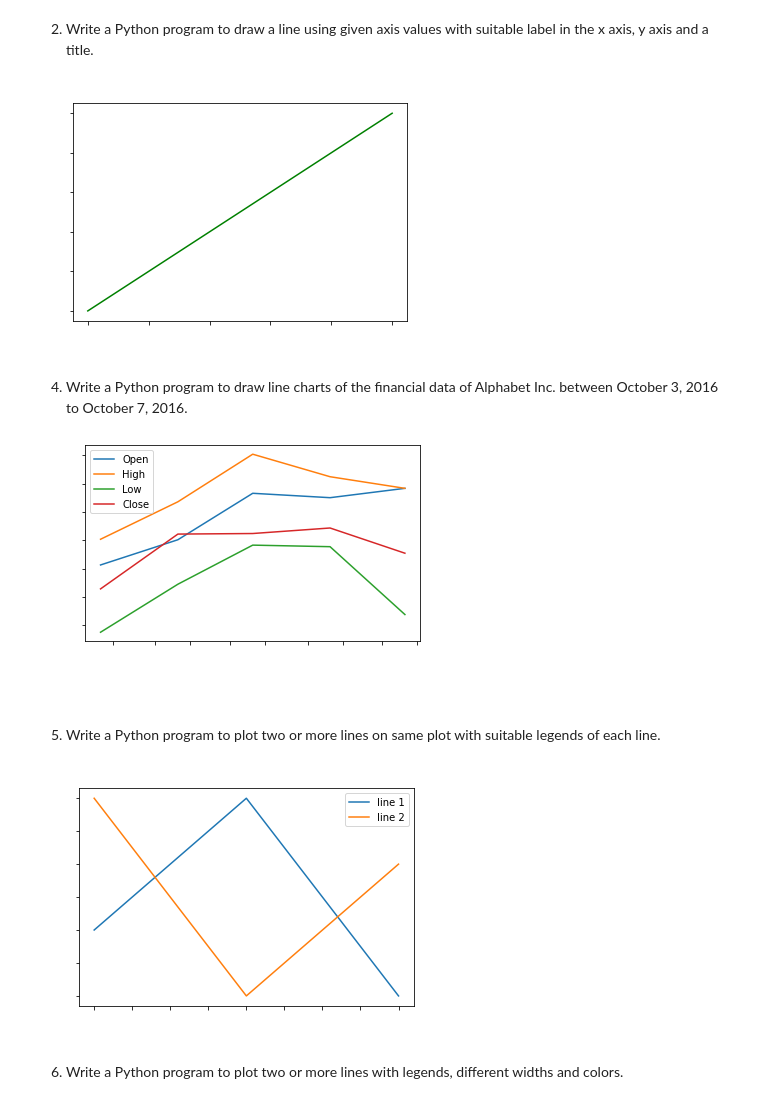
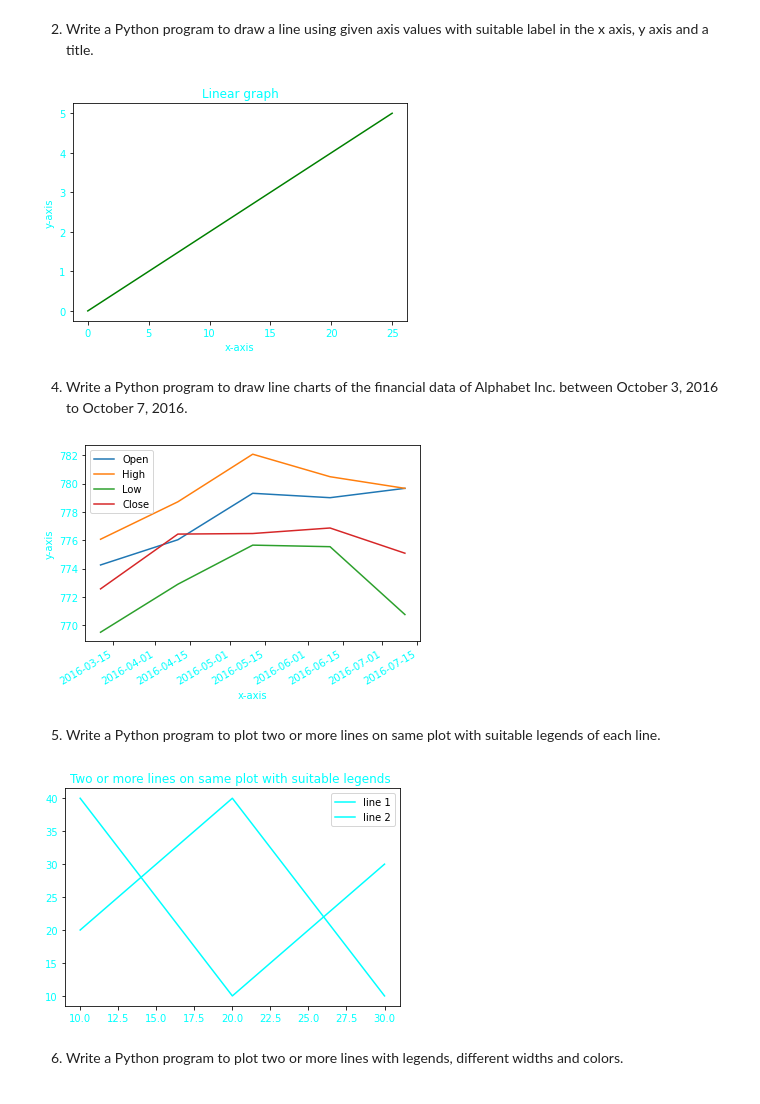
Before and after one commit to shaikhfarzana/Python-Libraries, a Jupyter notebook: Mathplotlib_Problems/Matplotlib_Problems.ipynb, the cells around one changed output. Drawn from its saved outputs; the diff is of its cells as text; code cells hidden in the pictures.

Commit message:
[Farzana] Refactor: Changed the color of labels,ticks and titles.

```diff
--- a/Mathplotlib_Problems/Matplotlib_Problems.ipynb
+++ b/Mathplotlib_Problems/Matplotlib_Problems.ipynb
@@ -64,20 +64,20 @@ def to_plot_graph():
 
     # depicting the visualization
     plt.plot(x, y, color='green')
-    plt.xticks( color = 'white')
-    plt.yticks( color = 'white')
-    plt.xlabel('x-axis', color= 'white')
-    plt.ylabel('y-axis', color = 'white')
+    plt.xticks( color = 'cyan')
+    plt.yticks( color = 'cyan')
+    plt.xlabel('x-axis', color= 'cyan')
+    plt.ylabel('y-axis', color = 'cyan')
 
     # displaying the title
-    plt.title("Linear graph", color='white')
+    plt.title("Linear graph", color='cyan')
 
     plt.show()
 
 if __name__ == "__main__":
     to_plot_graph()
 # %% [output]
-[figure, old version]
+[figure, new version]
 # %% [markdown]
 4. Write a Python program to draw line charts of the financial data of Alphabet Inc. between October 3, 2016 to October 7, 2016.
 # %%
@@ -95,10 +95,10 @@ def to_read_data_from_csvfile():
     """
     df = pd.read_csv('fdata.csv', sep=',', parse_dates=True, index_col=0)
     df.plot()
-    plt.xticks( color = 'white')
-    plt.yticks( color = 'white')
-    plt.xlabel('x-axis', color= 'white')
-    plt.ylabel('y-axis', color = 'white')
+    plt.xticks( color = 'cyan')
+    plt.yticks( color = 'cyan')
+    plt.xlabel('x-axis', color= 'cyan')
+    plt.ylabel('y-axis', color = 'cyan')
 
 
     plt.show()
@@ -106,43 +106,43 @@ def to_read_data_from_csvfile():
 if __name__ == "__main__":
     to_read_data_from_csvfile()
 # %% [output]
-[figure, old version]
+[figure, new version]
 # %% [markdown]
 5. Write a Python program to plot two or more lines on same plot with suitable legends of each line.
 # %%
 import matplotlib.pyplot as plt
 
 def to_plot_more_than_two_lines():
     """
        Description:
           Function is used to plot two or more lines.
        Parameter:
           No parameter required.
        Return:
           Returns nothing.
     """
 
     x1 = [10,20,30]
     y1 = [20,40,10]
-    plt.plot(x1, y1, label = "line 1", color='white')
+    plt.plot(x1, y1, label = "line 1", color='cyan')
 
     x2 = [10,20,30]
     y2 = [40,10,30]
-    plt.plot(x2, y2, label = "line 2", color='white')
-    plt.xticks( color = 'white')
-    plt.yticks( color = 'white')
+    plt.plot(x2, y2, label = "line 2", color='cyan')
+    plt.xticks( color = 'cyan')
+    plt.yticks( color = 'cyan')
 
-    plt.title('Two or more lines on same plot with suitable legends ', color='white')
+    plt.title('Two or more lines on same plot with suitable legends ', color='cyan')
     # show a legend on the plot
     plt.legend()
     # Display a figure.
     plt.show()
 
 
 if __name__ == "__main__":
     to_plot_more_than_two_lines()
 # %% [output]
-[figure, old version]
+[figure, new version]
 # %% [markdown]
 6. Write a Python program to plot two or more lines with legends, different widths and colors.
 # %%
```
Also changed, not shown: parts of 12 cells of this notebook.
